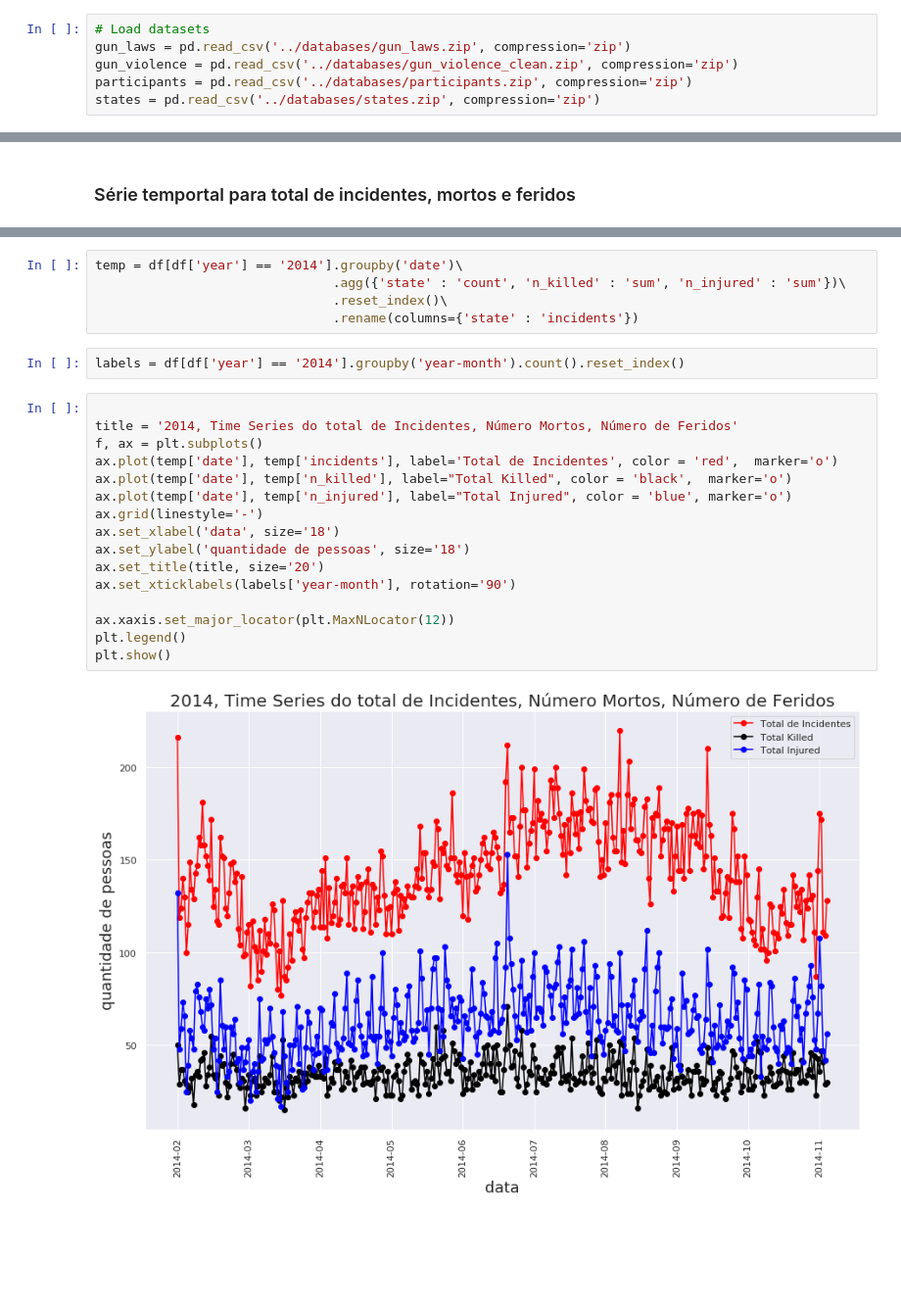
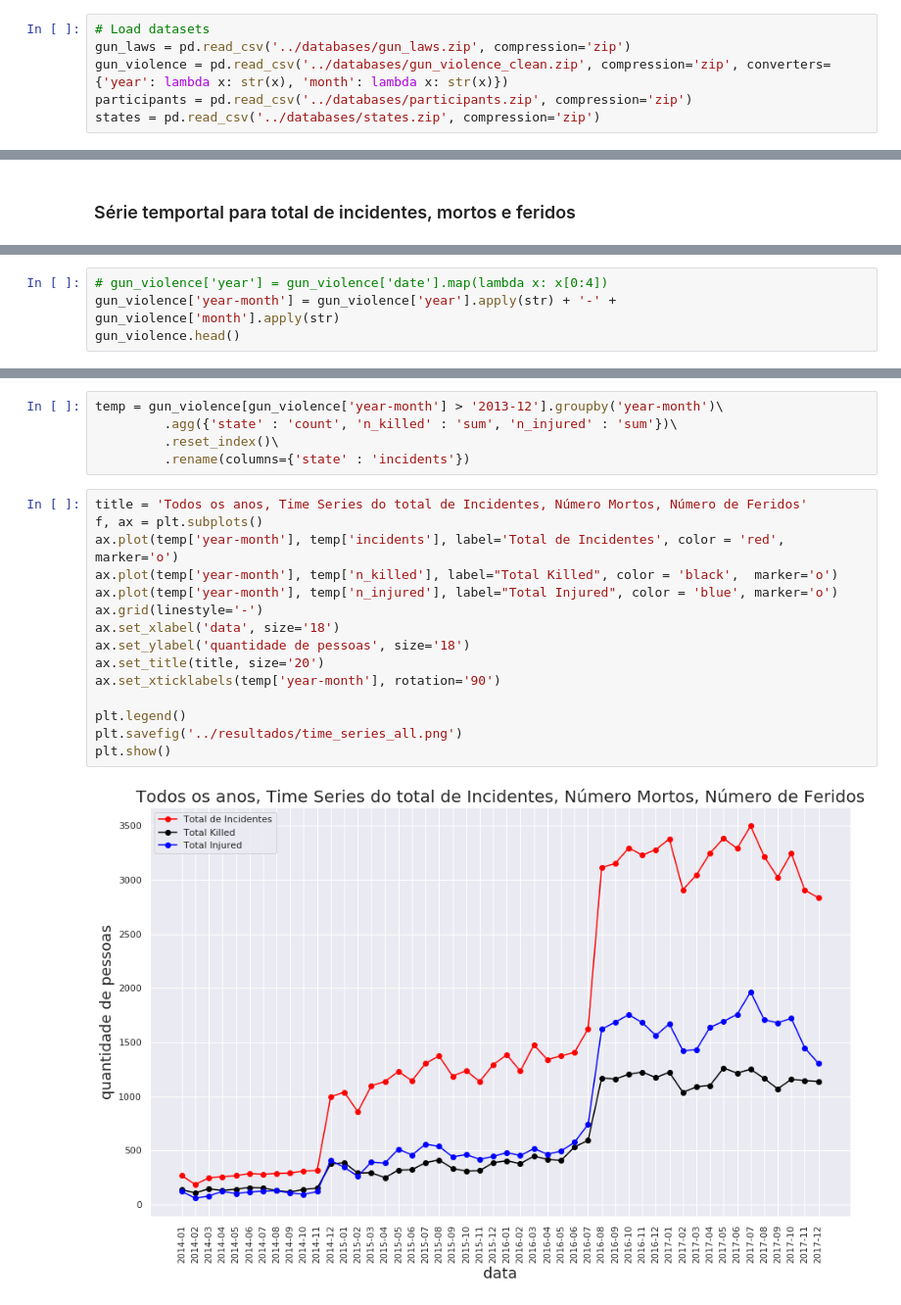
Before and after one commit to PedroPrisxzma/DataScience-Project, a Jupyter notebook: notebooks/Exploratory_Analysis.ipynb, the cells around one changed output, grey strips where cells are left out. Shown at 98% size. Saved outputs shown, nothing was run; the diff lists cells and outputs as text; blank space fills up the shorter version.

Commit message:
Update time series analysis

```diff
--- a/notebooks/Exploratory_Analysis.ipynb
+++ b/notebooks/Exploratory_Analysis.ipynb
@@ -13,7 +13,7 @@ matplotlib.rcParams['figure.figsize'] = (15.0, 9.0)
 # %%
 # Load datasets
 gun_laws = pd.read_csv('../databases/gun_laws.zip', compression='zip')
-gun_violence = pd.read_csv('../databases/gun_violence_clean.zip', compression='zip')
+gun_violence = pd.read_csv('../databases/gun_violence_clean.zip', compression='zip', converters={'year': lambda x: str(x), 'month': lambda x: str(x)})
 participants = pd.read_csv('../databases/participants.zip', compression='zip')
 states = pd.read_csv('../databases/states.zip', compression='zip')
 # %% [markdown]
@@ -315,0 +307,4 @@ df['year-month'] = df['date'].map(lambda x: x[0:4] + '-' + x[5:7])
+# %%
+# gun_violence['year'] = gun_violence['date'].map(lambda x: x[0:4])
+gun_violence['year-month'] = gun_violence['year'].apply(str) + '-' + gun_violence['month'].apply(str)
+gun_violence.head()
@@ -316,25 +318,22 @@ df['year-month'] = df['date'].map(lambda x: x[0:4] + '-' + x[5:7])
 # %%
-temp = df[df['year'] == '2014'].groupby('date')\
-                               .agg({'state' : 'count', 'n_killed' : 'sum', 'n_injured' : 'sum'})\
-                               .reset_index()\
-                               .rename(columns={'state' : 'incidents'})
+temp = gun_violence[gun_violence['year-month'] > '2013-12'].groupby('year-month')\
+         .agg({'state' : 'count', 'n_killed' : 'sum', 'n_injured' : 'sum'})\
+         .reset_index()\
+         .rename(columns={'state' : 'incidents'})
-# %%
-labels = df[df['year'] == '2014'].groupby('year-month').count().reset_index()
 # %%
-
-title = '2014, Time Series do total de Incidentes, Número Mortos, Número de Feridos'
+title = 'Todos os anos, Time Series do total de Incidentes, Número Mortos, Número de Feridos'
 f, ax = plt.subplots()
-ax.plot(temp['date'], temp['incidents'], label='Total de Incidentes', color = 'red',  marker='o')
-ax.plot(temp['date'], temp['n_killed'], label="Total Killed", color = 'black',  marker='o')
-ax.plot(temp['date'], temp['n_injured'], label="Total Injured", color = 'blue', marker='o')
+ax.plot(temp['year-month'], temp['incidents'], label='Total de Incidentes', color = 'red',  marker='o')
+ax.plot(temp['year-month'], temp['n_killed'], label="Total Killed", color = 'black',  marker='o')
+ax.plot(temp['year-month'], temp['n_injured'], label="Total Injured", color = 'blue', marker='o')
 ax.grid(linestyle='-')
 ax.set_xlabel('data', size='18')
 ax.set_ylabel('quantidade de pessoas', size='18')
 ax.set_title(title, size='20')
-ax.set_xticklabels(labels['year-month'], rotation='90')
+ax.set_xticklabels(temp['year-month'], rotation='90')
 
-ax.xaxis.set_major_locator(plt.MaxNLocator(12))
 plt.legend()
+plt.savefig('../resultados/time_series_all.png')
 plt.show()
 # %% [output]
-[figure, old version]
+[figure, new version]
```
Also changed, not shown: parts of 26 cells of this notebook, 12 other files.
